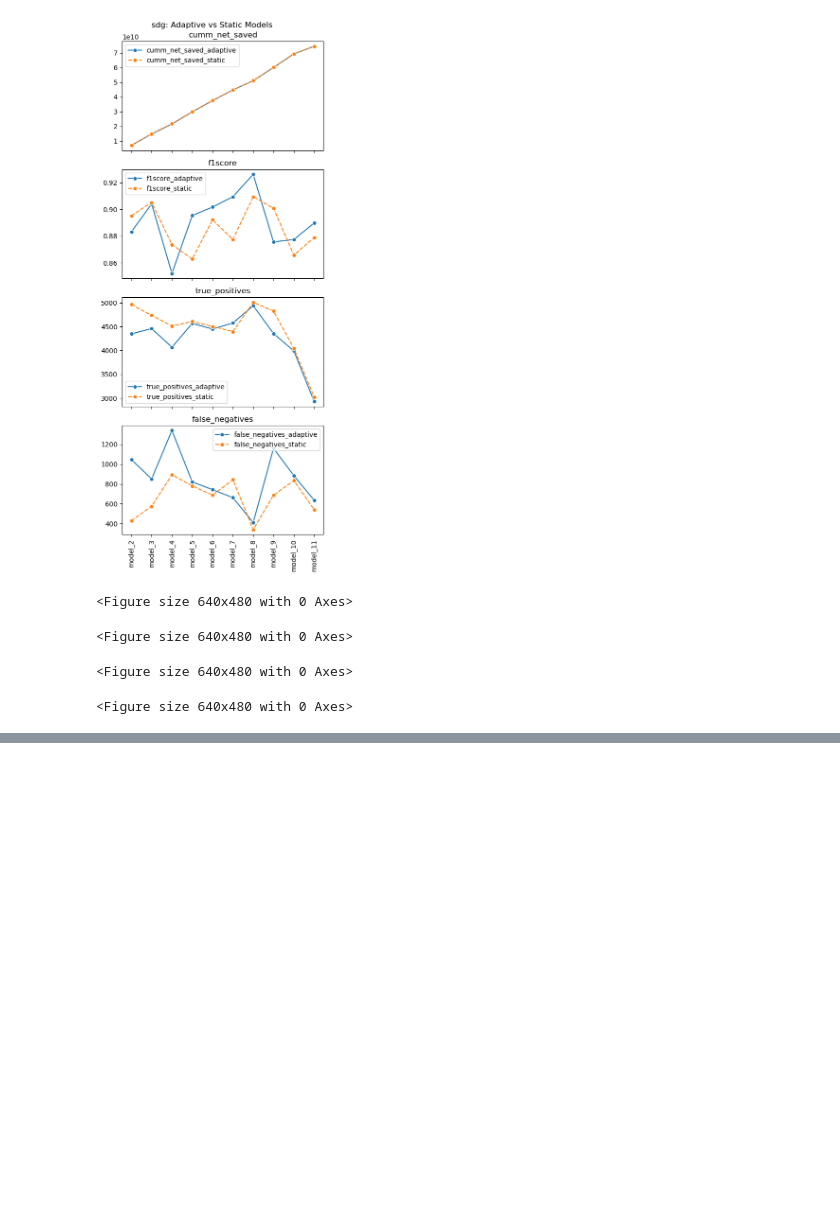
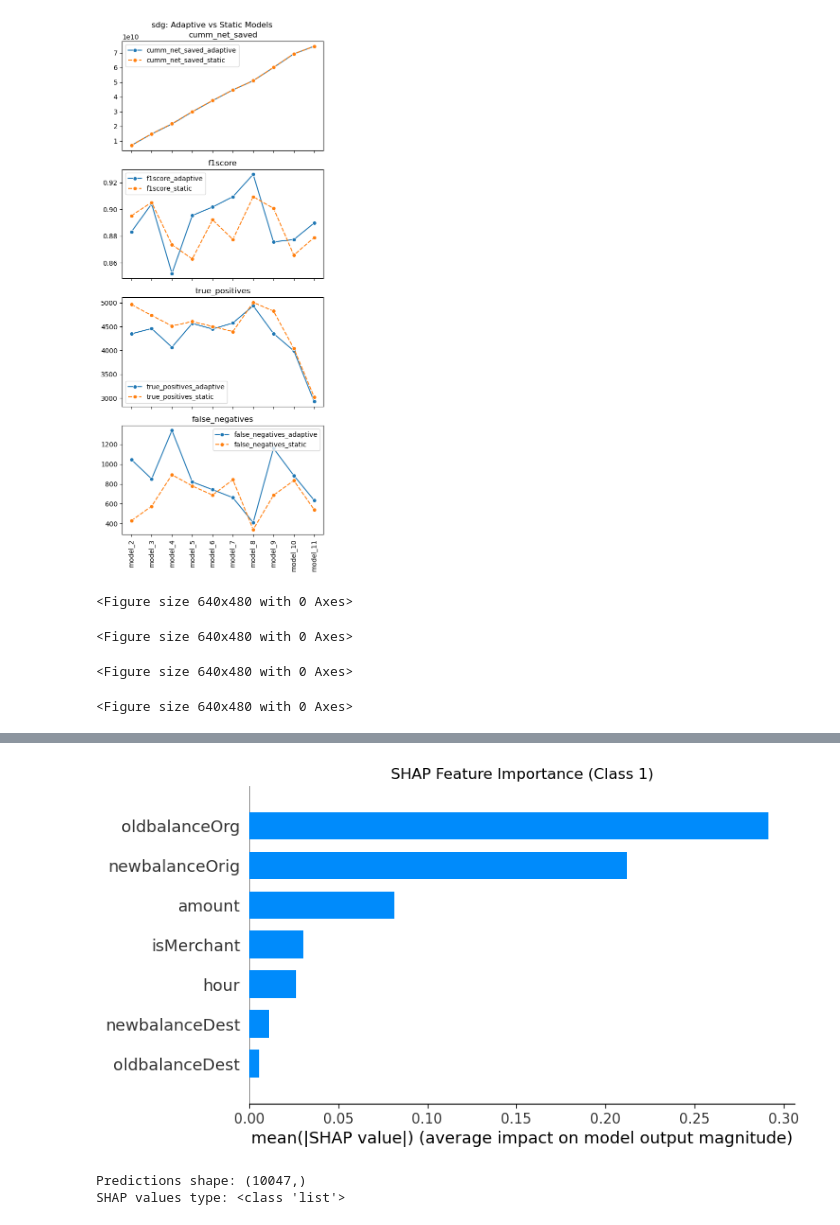
Before and after one commit to maradeben/msc_fraud_detection, a Jupyter notebook: notebook.ipynb, the cells around one changed output, grey strips where cells are left out. Cells and saved outputs as stored; diff of their text form; code cells hidden in the pictures; blank space fills up the shorter version.

```diff
--- a/notebook.ipynb
+++ b/notebook.ipynb
@@ -914,0 +978,20 @@ NameError: name 'AdaBoostClassifier' is not defined
+# %%
+# Example usage of predict_and_explain with sample data
+
+# Use the already loaded dtc_model and X_eval from previous cells
+# X_eval contains the correct feature columns for the DecisionTreeClassifier
+
+y_pred, shap_vals = predict_and_explain(
+    model=dtc_model,
+    X_test=X_eval,
+    feature_names=X_eval.columns,
+    class_idx=1,
+    plot_type="bar"
+)
+
+print("Predictions shape:", y_pred.shape)
+print("SHAP values type:", type(shap_vals))
+# %% [output]
+[figure, added]
+Predictions shape: (10047,)
+SHAP values type: <class 'list'>
```
Also changed, not shown: parts of 5 cells of this notebook, 3 other files.
